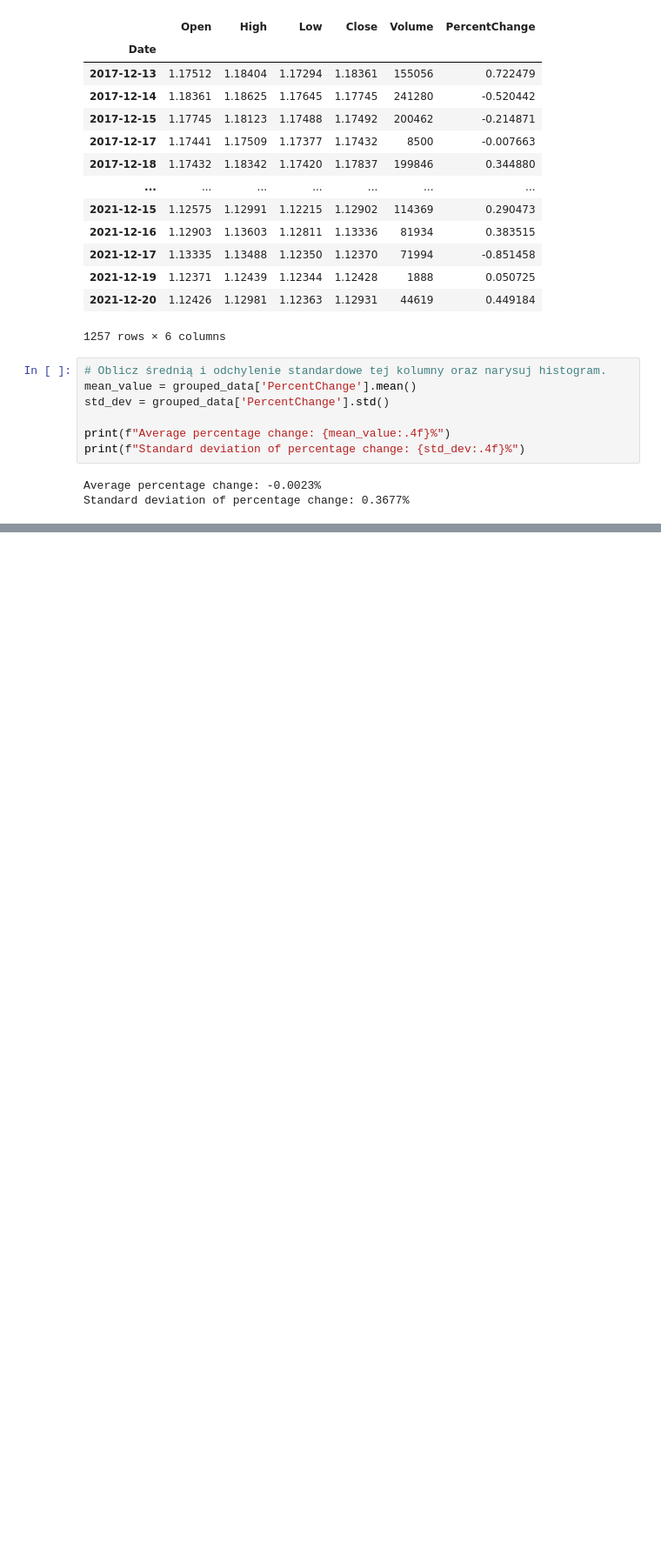
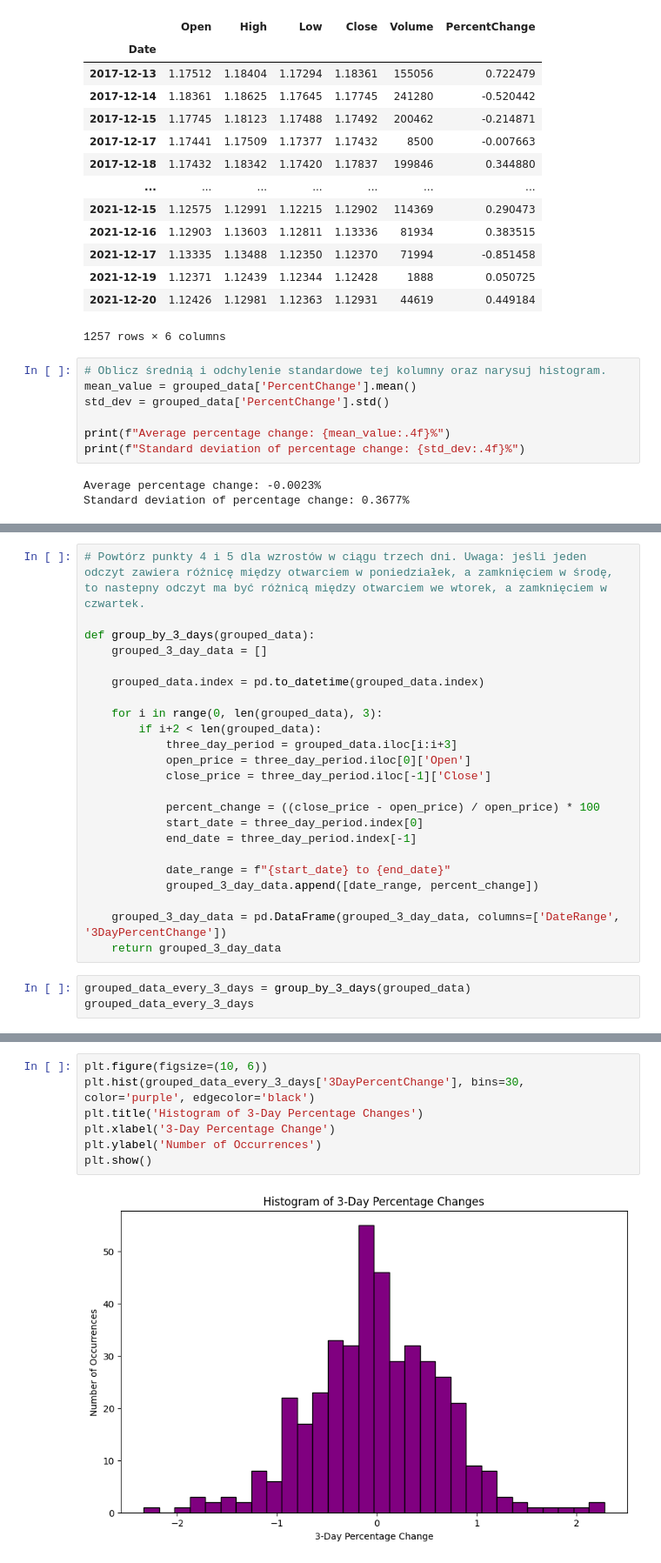
Before and after one commit to ksobczykR2DS/ml-language-recognition, a Jupyter notebook: pandas.ipynb, the cells around one changed output, grey strips where cells are left out. Shown at 87% size. Drawn from its saved outputs; the diff is of its cells as text; blank space fills up the shorter version.

```diff
--- a/pandas.ipynb
+++ b/pandas.ipynb
@@ -106,0 +107,26 @@ plt.show()
+# %%
+# Powtórz punkty 4 i 5 dla wzrostów w ciągu trzech dni. Uwaga: jeśli jeden odczyt zawiera różnicę między otwarciem w poniedziałek, a zamknięciem w środę, to nastepny odczyt ma być różnicą między otwarciem we wtorek, a zamknięciem w czwartek.
+
+def group_by_3_days(grouped_data):
+    grouped_3_day_data = []
+
+    grouped_data.index = pd.to_datetime(grouped_data.index)
+
+    for i in range(0, len(grouped_data), 3):
+        if i+2 < len(grouped_data):
+            three_day_period = grouped_data.iloc[i:i+3]
+            open_price = three_day_period.iloc[0]['Open']
+            close_price = three_day_period.iloc[-1]['Close']
+
+            percent_change = ((close_price - open_price) / open_price) * 100
+            start_date = three_day_period.index[0]
+            end_date = three_day_period.index[-1]
+
+            date_range = f"{start_date} to {end_date}"
+            grouped_3_day_data.append([date_range, percent_change])
+
+    grouped_3_day_data = pd.DataFrame(grouped_3_day_data, columns=['DateRange', '3DayPercentChange'])
+    return grouped_3_day_data
+# %%
+grouped_data_every_3_days = group_by_3_days(grouped_data)
+grouped_data_every_3_days
@@ -106,0 +156,9 @@ plt.show()
+# %%
+plt.figure(figsize=(10, 6))
+plt.hist(grouped_data_every_3_days['3DayPercentChange'], bins=30, color='purple', edgecolor='black')
+plt.title('Histogram of 3-Day Percentage Changes')
+plt.xlabel('3-Day Percentage Change')
+plt.ylabel('Number of Occurrences')
+plt.show()
+# %% [output]
+[figure, added]
```
Also changed, not shown: parts of 3 cells of this notebook.
